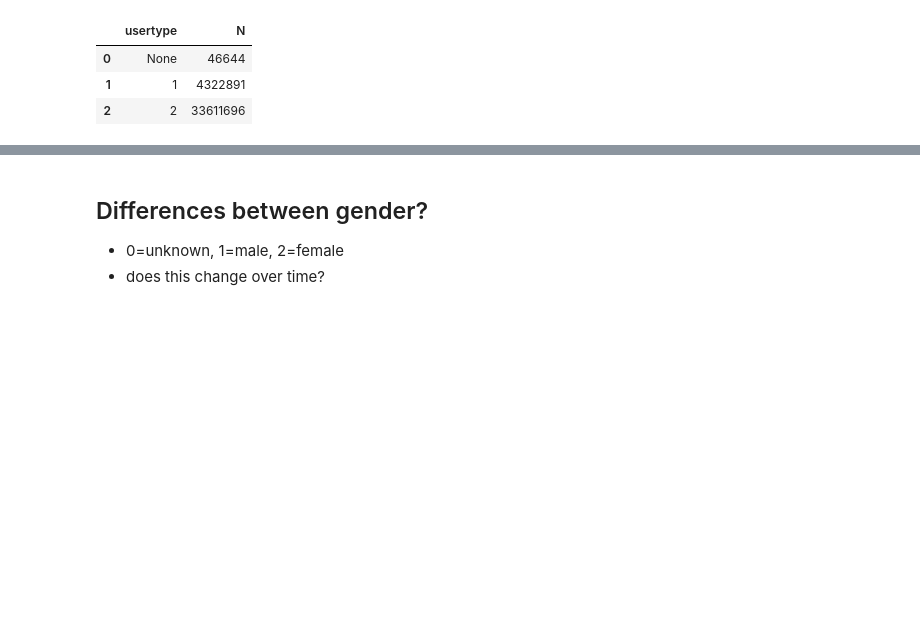
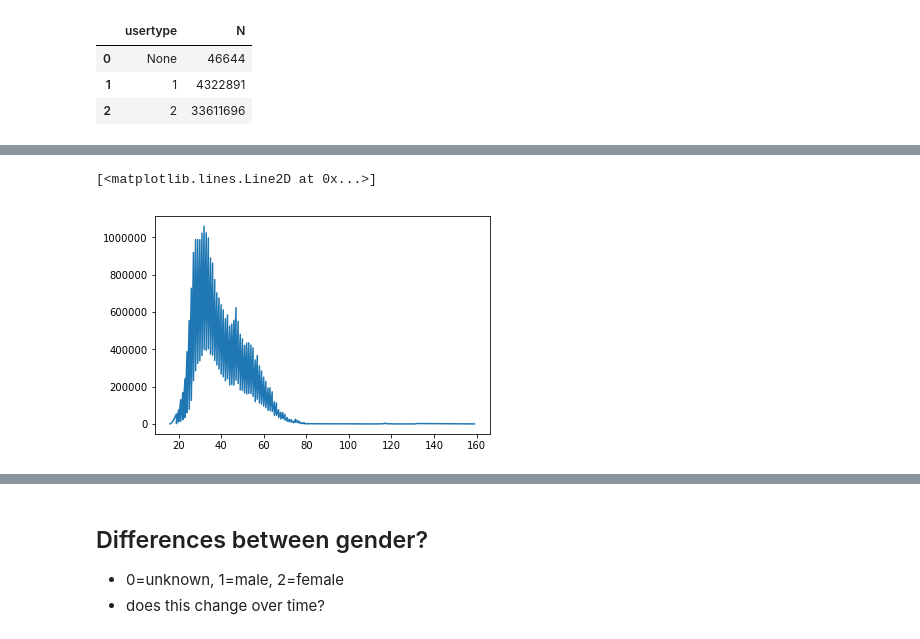
Before and after one commit to andypicke/Springboard_DataScience, a Jupyter notebook: Capstone_1/citibike_EDA.ipynb, the cells around one changed output, grey strips where cells are left out. Saved outputs shown, nothing was run; the diff lists cells and outputs as text; code cells hidden in the pictures; blank space fills up the shorter version.

```diff
--- a/Capstone_1/citibike_EDA.ipynb
+++ b/Capstone_1/citibike_EDA.ipynb
@@ -432,0 +523,4 @@ plt.ylabel('# rides');
+# %%
+query = 'SELECT birth_year,count(*) as num_rides FROM rides WHERE birth_year != "None" AND birth_year != "\\N" GROUP BY birth_year'
+df = pd.read_sql_query(query,con)
+df.tail()
@@ -432,0 +534,5 @@ plt.ylabel('# rides');
+# %%
+#df['birth_year'][df['birth_year']=='\\N']=np.nan
+#df.dropna(inplace=True)
+df['birth_year']=df['birth_year'].astype('float64')
+df.info()
@@ -432,0 +547,6 @@ plt.ylabel('# rides');
+# %%
+df['age']=2017-df.birth_year
+plt.plot(df.age, df.num_rides)
+# %% [output]
+[<matplotlib.lines.Line2D at 0x...>]
+[figure, added]
```
Also changed, not shown: parts of 29 cells of this notebook, 2 other files.
